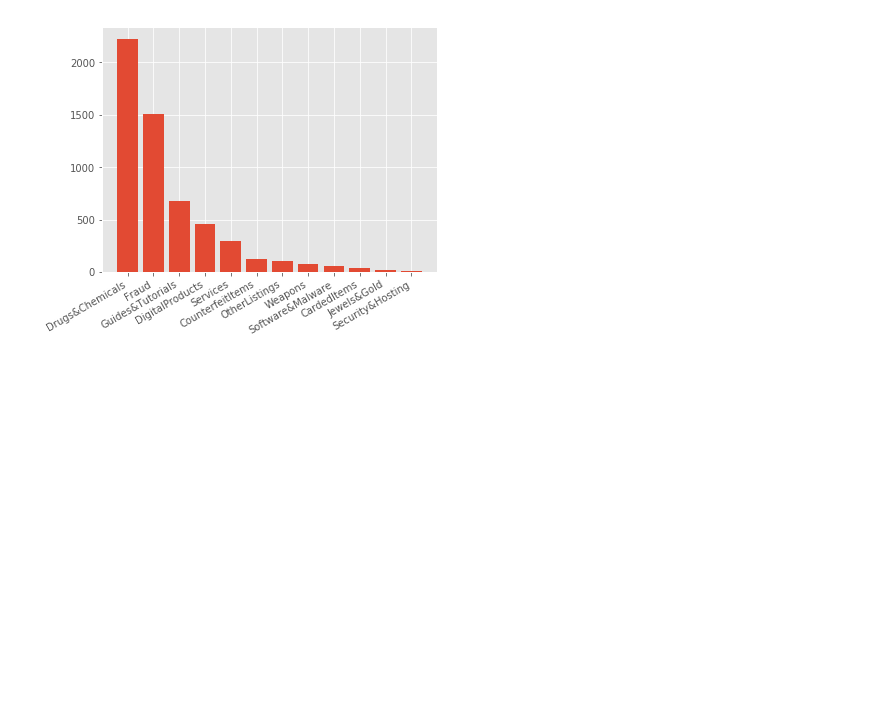
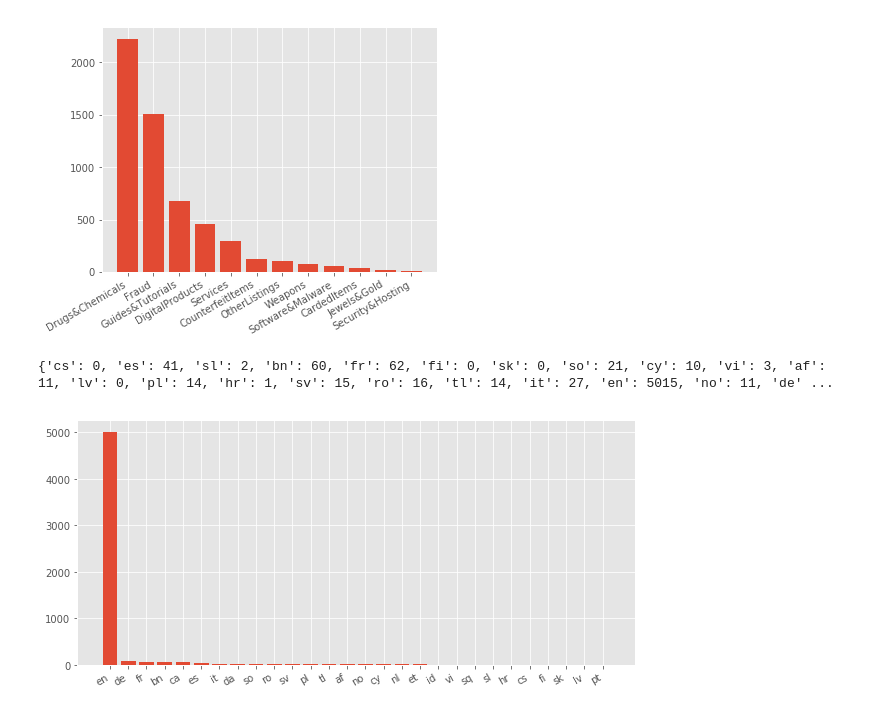
Before and after one commit to hampusadamsson/dl_p2, a Jupyter notebook: jupyter/darknet/dataset_evaluation.ipynb, the cells around one changed output. Cells and saved outputs as stored; diff of their text form; code cells hidden in the pictures; blank space fills up the shorter version.

```diff
--- a/jupyter/darknet/dataset_evaluation.ipynb
+++ b/jupyter/darknet/dataset_evaluation.ipynb
@@ -100,3 +100,30 @@ fig.autofmt_xdate()
 plt.show()
 # %% [output]
 [figure]
+# %%
+from langdetect import detect,detect_langs
+from tqdm import tqdm
+
+data={}
+for x in tqdm(dataset):
+    try:
+        cat = detect(x.get("description"))
+        data[cat] += 1
+    except:
+        cat = detect(x.get("description"))
+        data[cat] = 1
+print(data) # ~90% english
+# %% [output]
+{'cs': 0, 'es': 41, 'sl': 2, 'bn': 60, 'fr': 62, 'fi': 0, 'sk': 0, 'so': 21, 'cy': 10, 'vi': 3, 'af': 11, 'lv': 0, 'pl': 14, 'hr': 1, 'sv': 15, 'ro': 16, 'tl': 14, 'it': 27, 'en': 5015, 'no': 11, 'de' ...
+# %%
+d_key = [k for k in sorted(data, key=lambda k: data[k], reverse=True)]
+d_val = [data.get(k) for k in d_key]
+
+fig = matplotlib.pyplot.gcf()
+fig.set_size_inches(10, 5)
+plt.bar(range(len(data)), d_val, align='center')
+plt.xticks(range(len(data)), d_key)
+fig.autofmt_xdate()
+plt.show()
+# %% [output]
+[figure, added]
```
Also changed, not shown: parts of 2 cells of this notebook, 4 other files.
